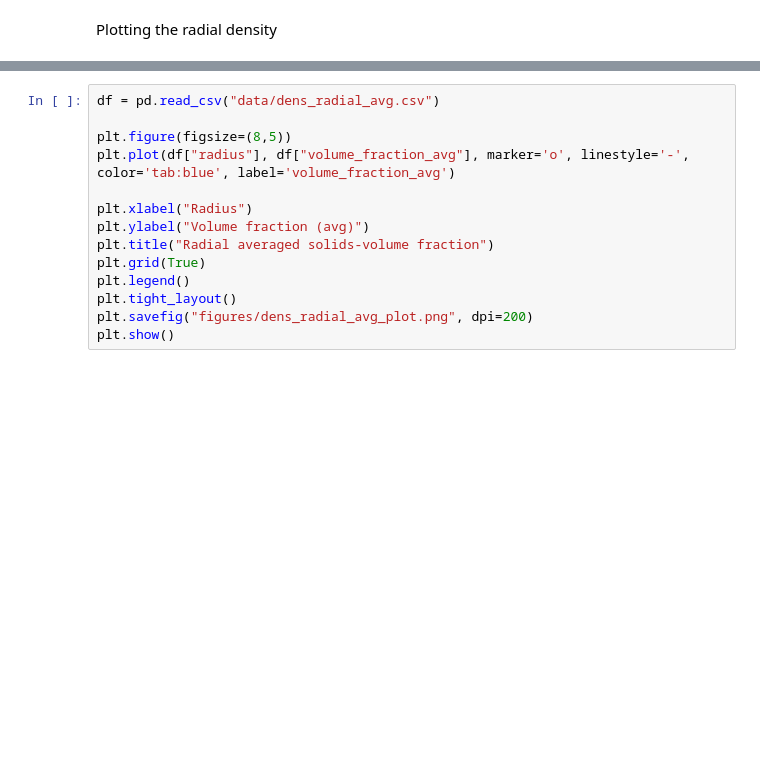
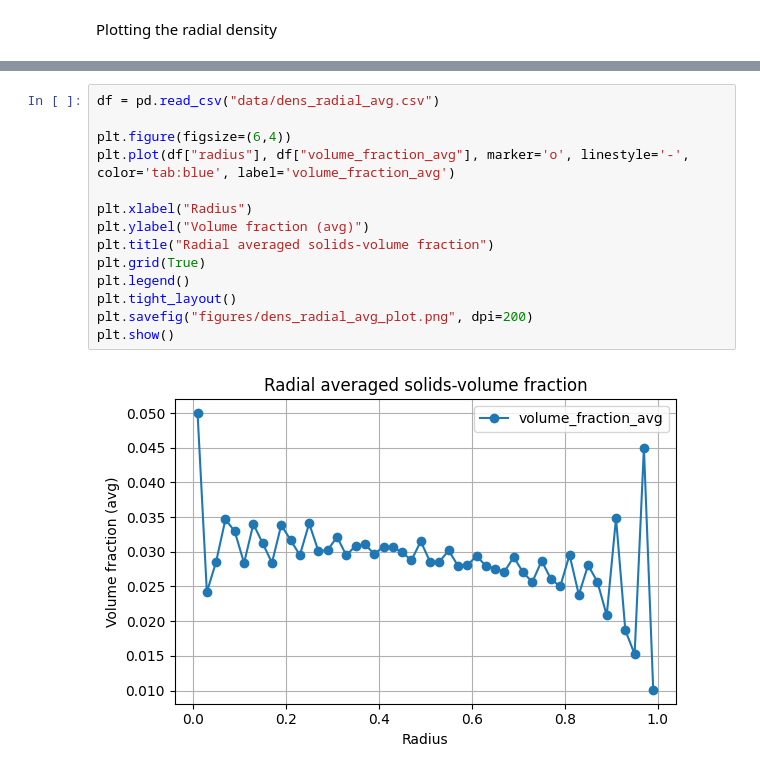
Before and after one commit to lukasneijts/PBS4, a Jupyter notebook: Plotting.ipynb, the cells around one changed output, grey strips where cells are left out. Saved outputs shown, nothing was run; the diff lists cells and outputs as text; blank space fills up the shorter version.

```diff
--- a/Plotting.ipynb
+++ b/Plotting.ipynb
@@ -125,14 +127,16 @@ plt.show()
 # %%
 df = pd.read_csv("data/dens_radial_avg.csv")
 
-plt.figure(figsize=(8,5))
+plt.figure(figsize=(6,4))
 plt.plot(df["radius"], df["volume_fraction_avg"], marker='o', linestyle='-', color='tab:blue', label='volume_fraction_avg')
 
 plt.xlabel("Radius")
 plt.ylabel("Volume fraction (avg)")
 plt.title("Radial averaged solids-volume fraction")
 plt.grid(True)
 plt.legend()
 plt.tight_layout()
 plt.savefig("figures/dens_radial_avg_plot.png", dpi=200)
 plt.show()
+# %% [output]
+[figure, added]
```
Also changed, not shown: parts of 4 cells of this notebook, 15 other files.
